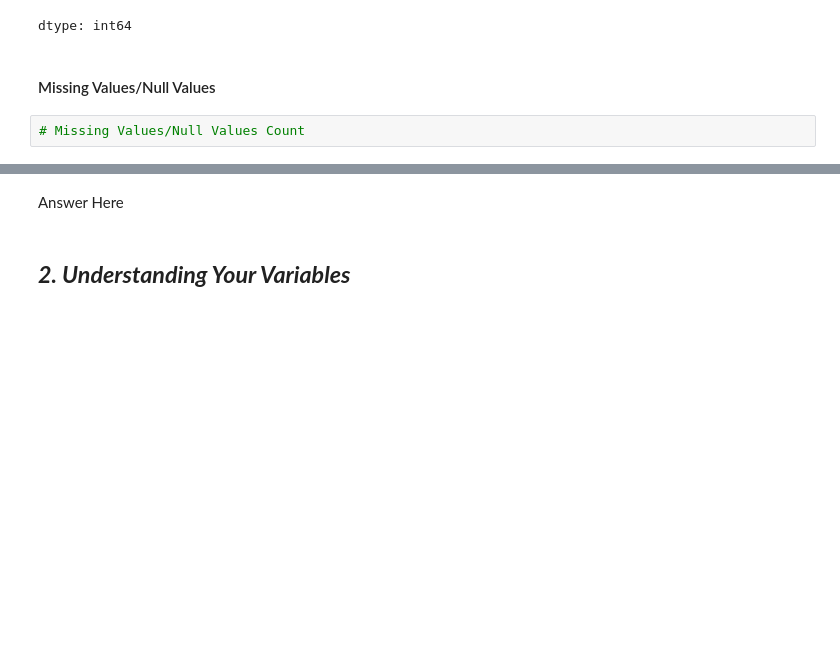
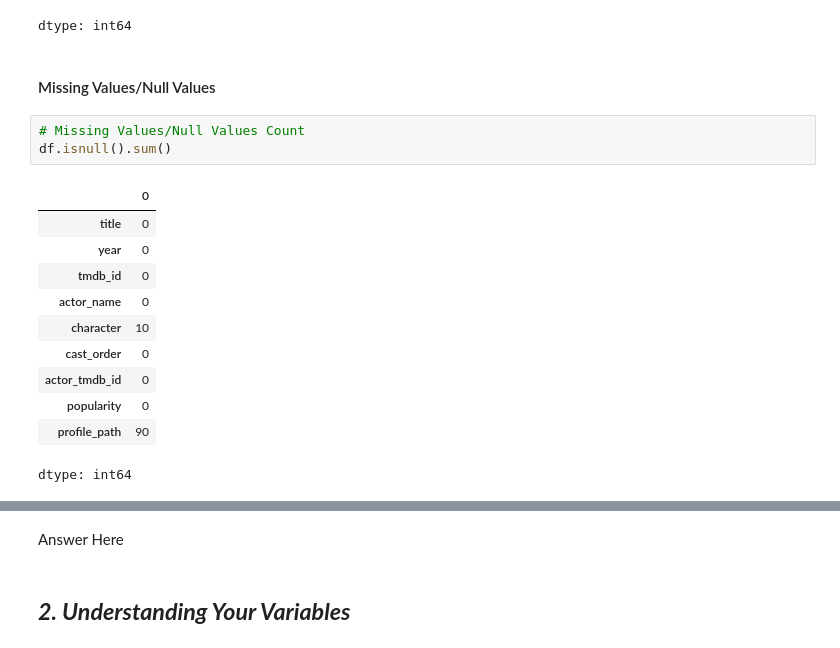
Before and after one commit to Mogatala8374/MCU-Marvel-Media-Complete-Dataset, a Jupyter notebook: MCU_&_Marvel_Media_—_Complete_Dataset.ipynb, the cells around one changed output, grey strips where cells are left out. Saved outputs shown, nothing was run; the diff lists cells and outputs as text; blank space fills up the shorter version.

```diff
--- a/MCU_&_Marvel_Media_—_Complete_Dataset.ipynb
+++ b/MCU_&_Marvel_Media_—_Complete_Dataset.ipynb
@@ -162,3 +162,16 @@ dtype: int64
 #### Missing Values/Null Values
 # %%
 # Missing Values/Null Values Count
+df.isnull().sum()
+# %% [output]
+|  | 0 |
+| title | 0 |
+| year | 0 |
+| tmdb_id | 0 |
+| actor_name | 0 |
+| character | 10 |
+| cast_order | 0 |
+| actor_tmdb_id | 0 |
+| popularity | 0 |
+| profile_path | 90 |
+dtype: int64
```
Also changed, not shown: parts of 26 cells of this notebook.
